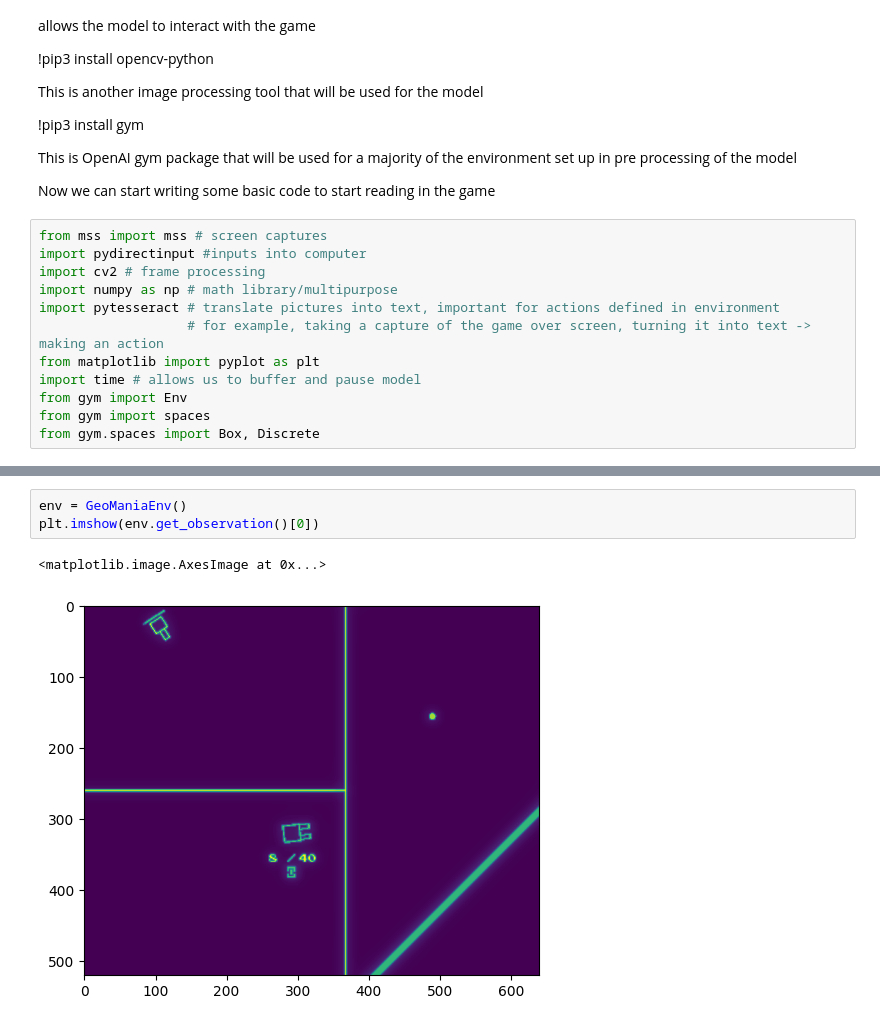
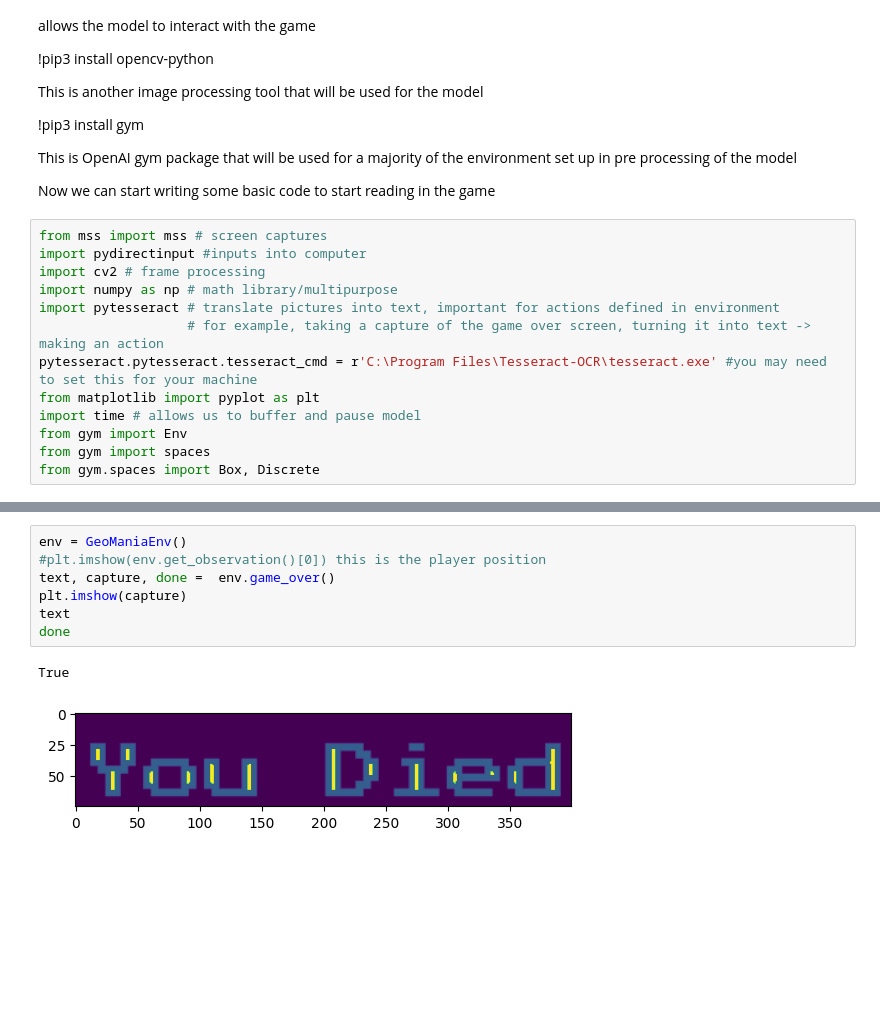
Before and after one commit to safetrix/ReinforcementLearningProject, a Jupyter notebook: ReinforcementLearningGeomania.ipynb, the cells around one changed output, grey strips where cells are left out. Saved outputs shown, nothing was run; the diff lists cells and outputs as text; blank space fills up the shorter version.

```diff
--- a/ReinforcementLearningGeomania.ipynb
+++ b/ReinforcementLearningGeomania.ipynb
@@ -62,6 +62,7 @@ import cv2 # frame processing
 import numpy as np # math library/multipurpose
 import pytesseract # translate pictures into text, important for actions defined in environment
                    # for example, taking a capture of the game over screen, turning it into text -> making an action
+pytesseract.pytesseract.tesseract_cmd = r'C:\Program Files\Tesseract-OCR\tesseract.exe' #you may need to set this for your machine
 from matplotlib import pyplot as plt
 import time # allows us to buffer and pause model
 from gym import Env
@@ -104,6 +137,10 @@ class GeoManiaEnv(Env):
 # %%
 env = GeoManiaEnv()
-plt.imshow(env.get_observation()[0])
+#plt.imshow(env.get_observation()[0]) this is the player position
+text, capture, done =  env.game_over()
+plt.imshow(capture)
+text
+done
 # %% [output]
-<matplotlib.image.AxesImage at 0x...>
+True
-[figure, old version]
+[figure, new version]
```
Also changed, not shown: parts of 1 cell of this notebook.
